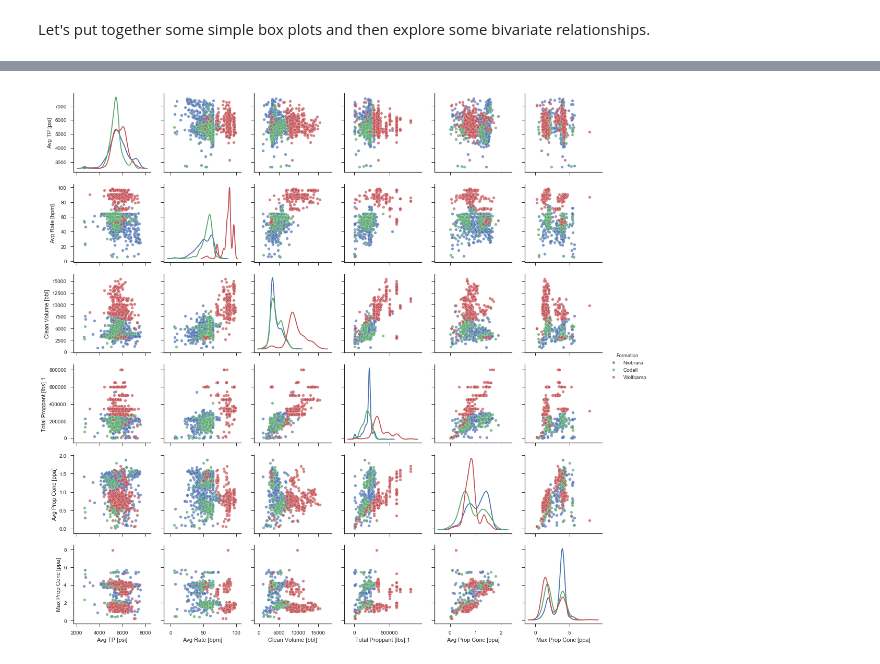
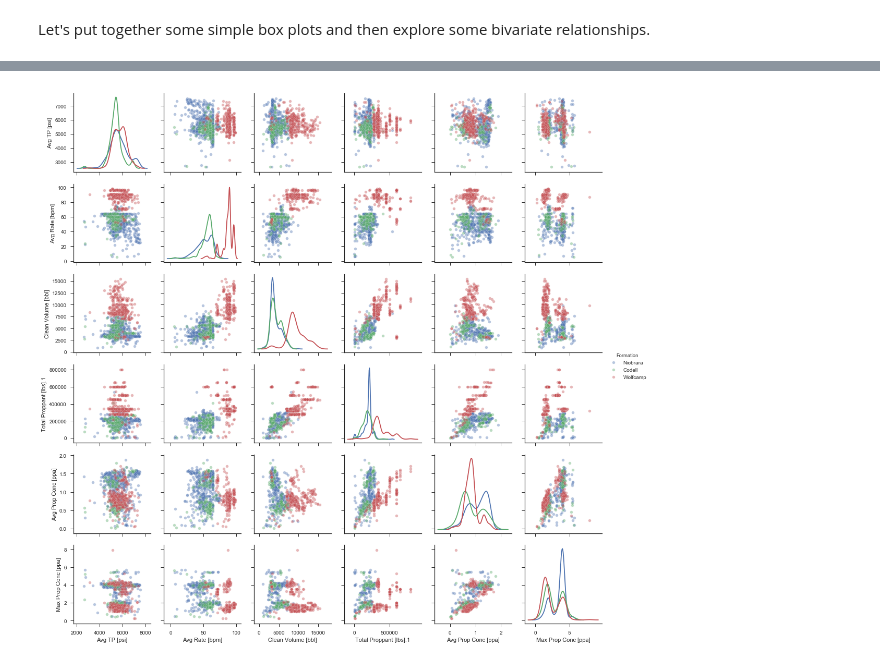
Before and after one commit to kykiefer/wdl, a Jupyter notebook: formation_success.ipynb, the cells around one changed output, grey strips where cells are left out. Drawn from its saved outputs; the diff is of its cells as text; code cells hidden in the pictures.

```diff
--- a/formation_success.ipynb
+++ b/formation_success.ipynb
@@ -67,7 +68,7 @@ success_df.boxplot(column='Avg Rate [bpm]', by='Formation');
 # %%
 select_cols = ['Formation', 'Avg TP [psi]', 'Avg Rate [bpm]', 'Clean Volume [bbl]',
                'Total Proppant [lbs].1', 'Avg Prop Conc [ppa]', 'Max Prop Conc [ppa]']
 
-sns.pairplot(success_df[select_cols], hue="Formation", diag_kind="kde", plot_kws={"s": 30, "alpha": 0.7});
+sns.pairplot(success_df[select_cols], hue="Formation", diag_kind="kde", plot_kws={"s": 30, "alpha": 0.4});
 # %% [output]
-[figure, old version]
+[figure, new version]
```
Also changed, not shown: parts of 4 cells of this notebook, 1 other file.
